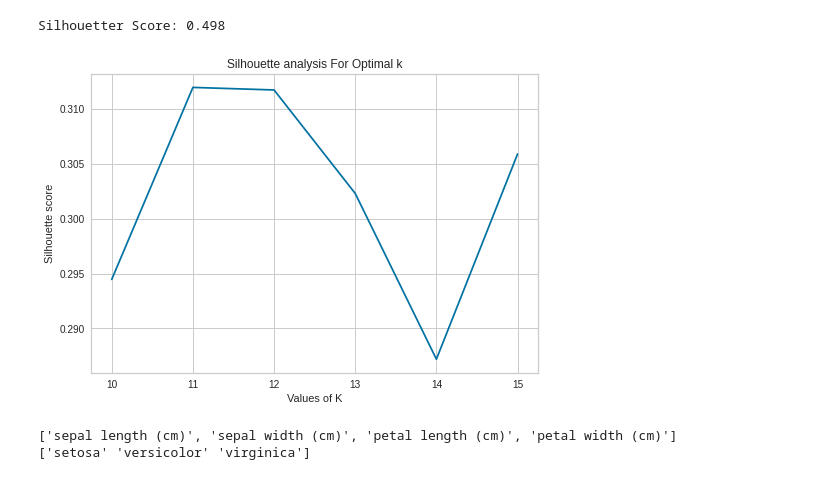
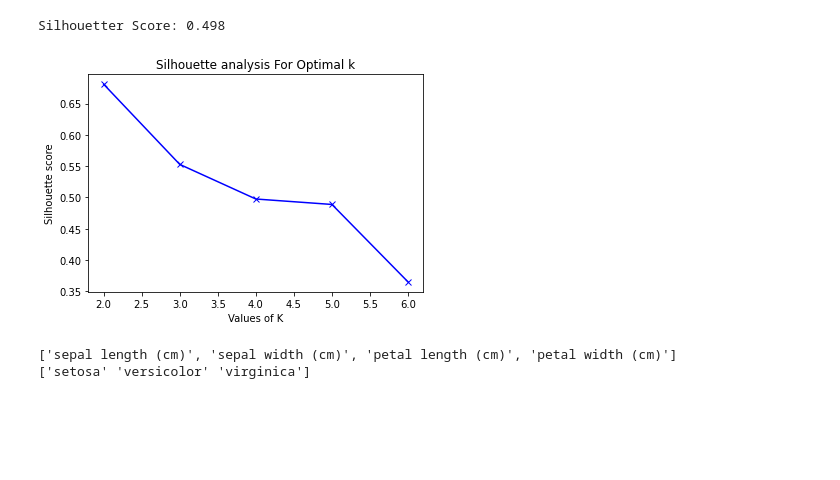
Before and after one commit to champsleague/MachineLearning_Projects, a Jupyter notebook: ML_week3.ipynb, the cells around one changed output. Drawn from its saved outputs; the diff is of its cells as text; code cells hidden in the pictures; blank space fills up the shorter version.

```diff
--- a/ML_week3.ipynb
+++ b/ML_week3.ipynb
@@ -59,56 +59,43 @@ import matplotlib.pyplot as plt
 import seaborn as sns
 
 
-# Load IRIS dataset
+# Load and modify IRIS dataset
 iris = datasets.load_iris()
 X = iris.data
-y = iris.target
+
 
 # Instantiate the KMeans models
 km = KMeans(n_clusters=4, random_state=42)
 
 # Fit the KMeans model
 km.fit_predict(X)
 
 # Calculate Silhoutte Score
 score = silhouette_score(X, km.labels_, metric='euclidean')
 
 # Print the score
 print('Silhouetter Score: %.3f' % score)
 
-# K = number of clusters = 2
-#range_n_clusters = [10,11]
-
-# K = number of clusters = 3
-#range_n_clusters = [10,11,12]
-
-# K = number of clusters = 4
-range_n_clusters = [10,11,12,13]
-
-# K = number of clusters = 5
-#range_n_clusters = [10,11,12,13,14]
-
-# K = number of clusters = 6
-range_n_clusters = [10,11,12,13,14,15]
+range_n_clusters = [2,3,4,5,6]
 
 silhouette_avg = []
 for num_clusters in range_n_clusters:
 
  # initialise kmeans
  kmeans = KMeans(n_clusters=num_clusters)
  kmeans.fit(iris.data)
  cluster_labels = kmeans.labels_
 
  # silhouette score
  silhouette_avg.append(silhouette_score(iris.data, cluster_labels))
 plt.plot(range_n_clusters,silhouette_avg, 'bx-')
 plt.xlabel('Values of K')
 plt.ylabel('Silhouette score')
 plt.title('Silhouette analysis For Optimal k')
 plt.show()
 # %% [output]
 Silhouetter Score: 0.498
-[figure, old version]
+[figure, new version]
 # %%
 from sklearn.datasets import load_iris
 from sklearn.cluster import KMeans
```
Also changed, not shown: parts of 2 cells of this notebook.
